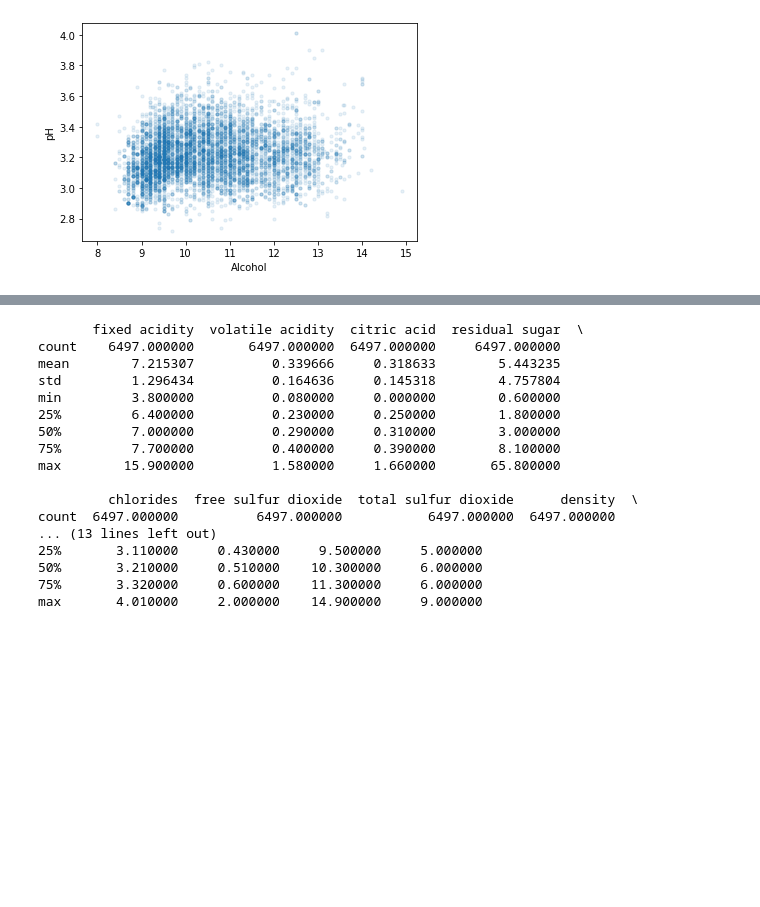
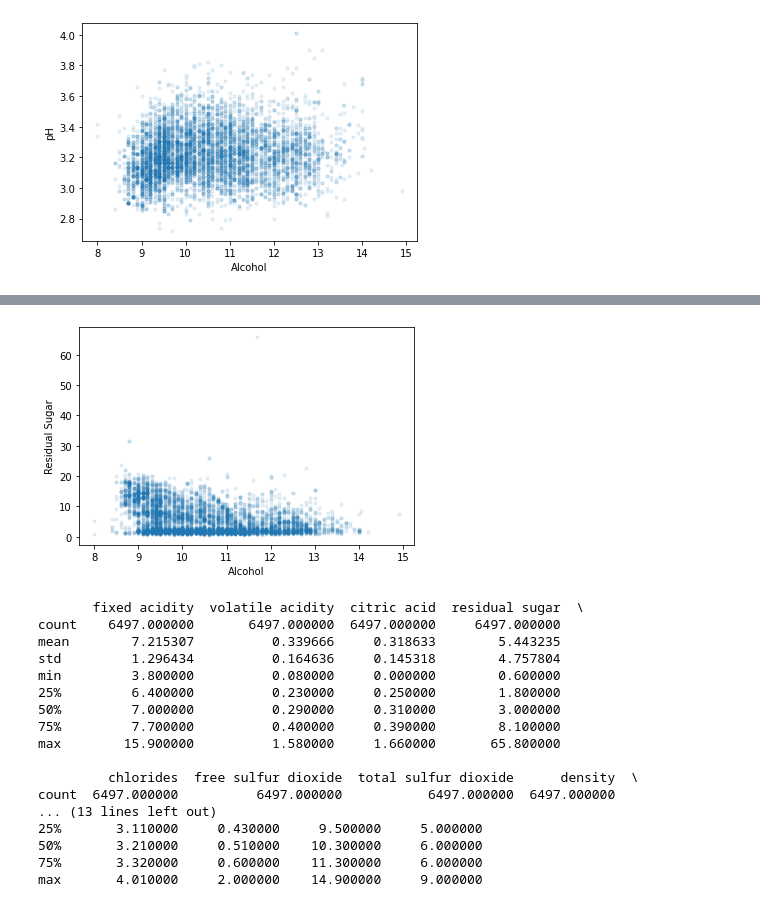
Before and after one commit to louishoe/wine-quaity, a Jupyter notebook: Data1030/Data1030-Project/src/wine-quality.ipynb, the cells around one changed output, grey strips where cells are left out. Cells and saved outputs as stored; diff of their text form; code cells hidden in the pictures; blank space fills up the shorter version.

```diff
--- a/Data1030/Data1030-Project/src/wine-quality.ipynb
+++ b/Data1030/Data1030-Project/src/wine-quality.ipynb
@@ -131,3 +138,10 @@ plt.show()
+# %%
+allwine.plot.scatter('alcohol','residual sugar',alpha=0.1,s=10)
+plt.ylabel('Residual Sugar')
+plt.xlabel('Alcohol')
+plt.show()
+# %% [output]
+[figure, added]
 # %%
 print(allwine.describe())
 # %% [output]
```
Also changed, not shown: parts of 6 cells of this notebook, 46 other files.
